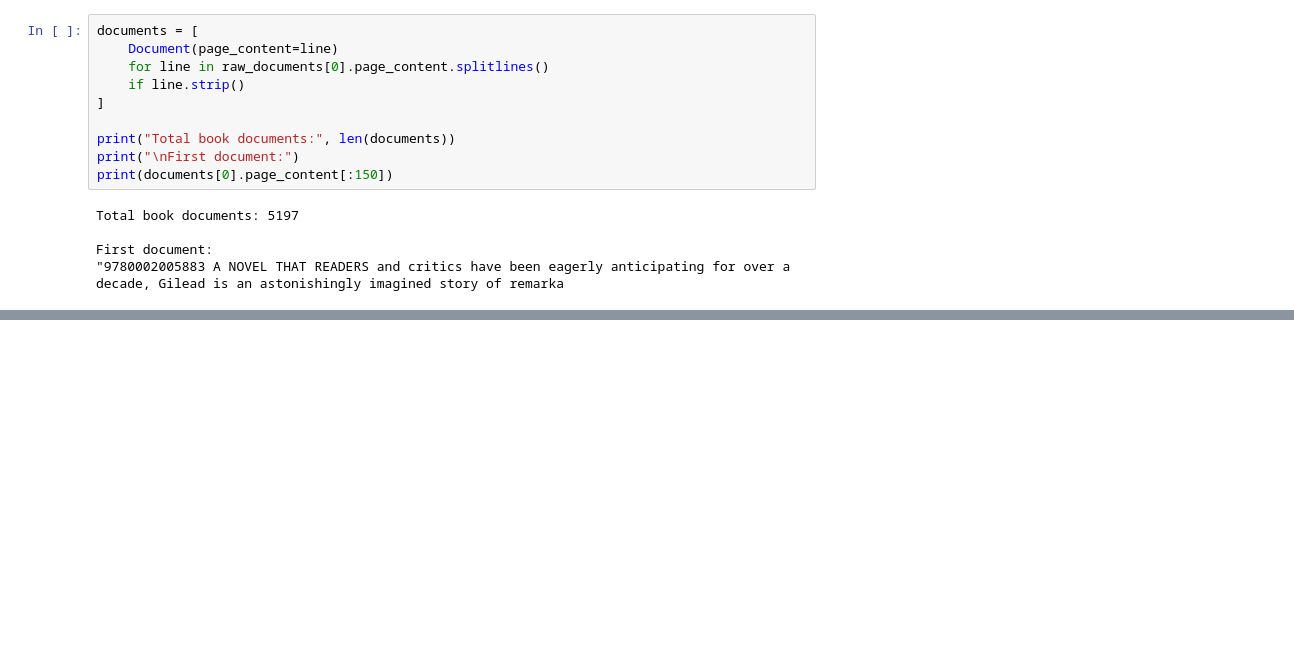
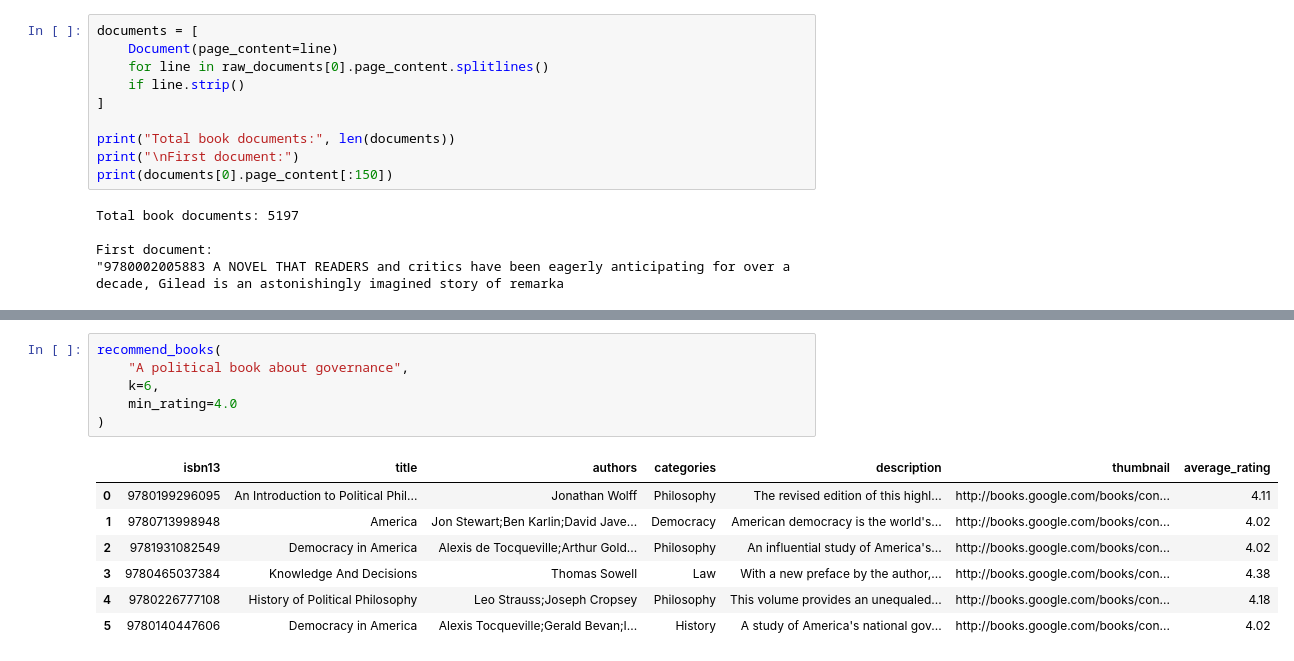
Before and after one commit to Jamess-Nicc/book-recommender, a Jupyter notebook: vector-search.ipynb, the cells around one changed output, grey strips where cells are left out. Saved outputs shown, nothing was run; the diff lists cells and outputs as text; blank space fills up the shorter version.

```diff
--- a/vector-search.ipynb
+++ b/vector-search.ipynb
@@ -149,0 +248,14 @@ Results returned: 5
+# %%
+recommend_books(
+    "A political book about governance",
+    k=6,
+    min_rating=4.0
+)
+# %% [output]
+|  | isbn13 | title | authors | categories | description | thumbnail | average_rating |
+| 0 | 9780199296095 | An Introduction to Political Phil... | Jonathan Wolff | Philosophy | The revised edition of this highl... | http://books.google.com/books/con... | 4.11 |
+| 1 | 9780713998948 | America | Jon Stewart;Ben Karlin;David Jave... | Democracy | American democracy is the world's... | http://books.google.com/books/con... | 4.02 |
+| 2 | 9781931082549 | Democracy in America | Alexis de Tocqueville;Arthur Gold... | Philosophy | An influential study of America's... | http://books.google.com/books/con... | 4.02 |
+| 3 | 9780465037384 | Knowledge And Decisions | Thomas Sowell | Law | With a new preface by the author,... | http://books.google.com/books/con... | 4.38 |
+| 4 | 9780226777108 | History of Political Philosophy | Leo Strauss;Joseph Cropsey | Philosophy | This volume provides an unequaled... | http://books.google.com/books/con... | 4.18 |
+| 5 | 9780140447606 | Democracy in America | Alexis Tocqueville;Gerald Bevan;I... | History | A study of America's national gov... | http://books.google.com/books/con... | 4.02 |
```
Also changed, not shown: parts of 12 cells of this notebook.
